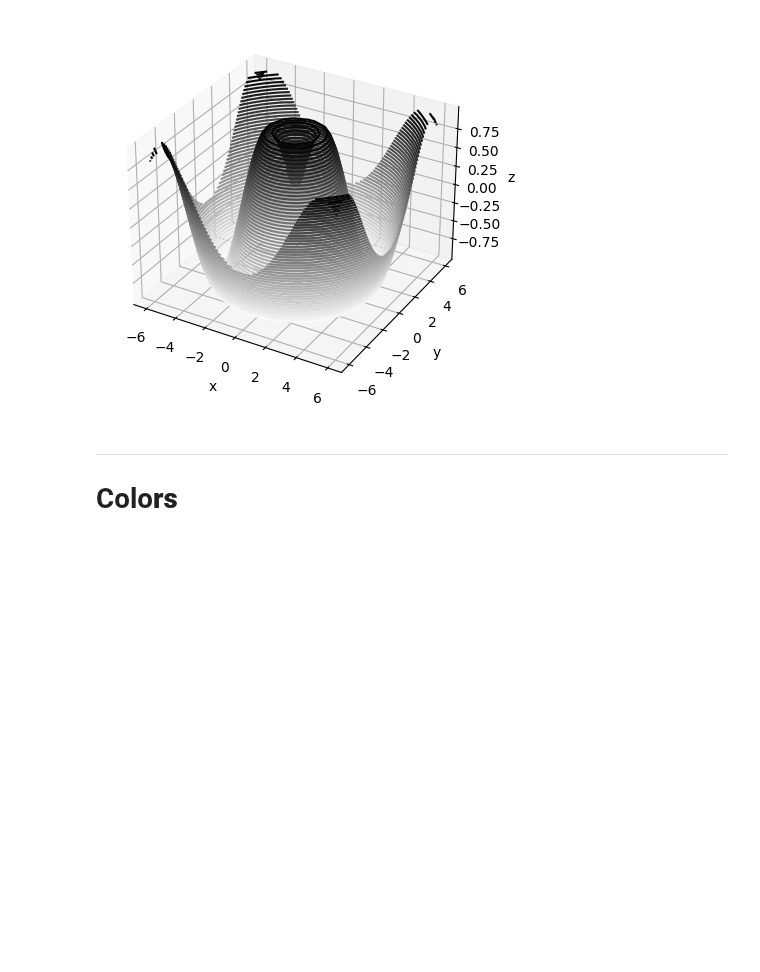
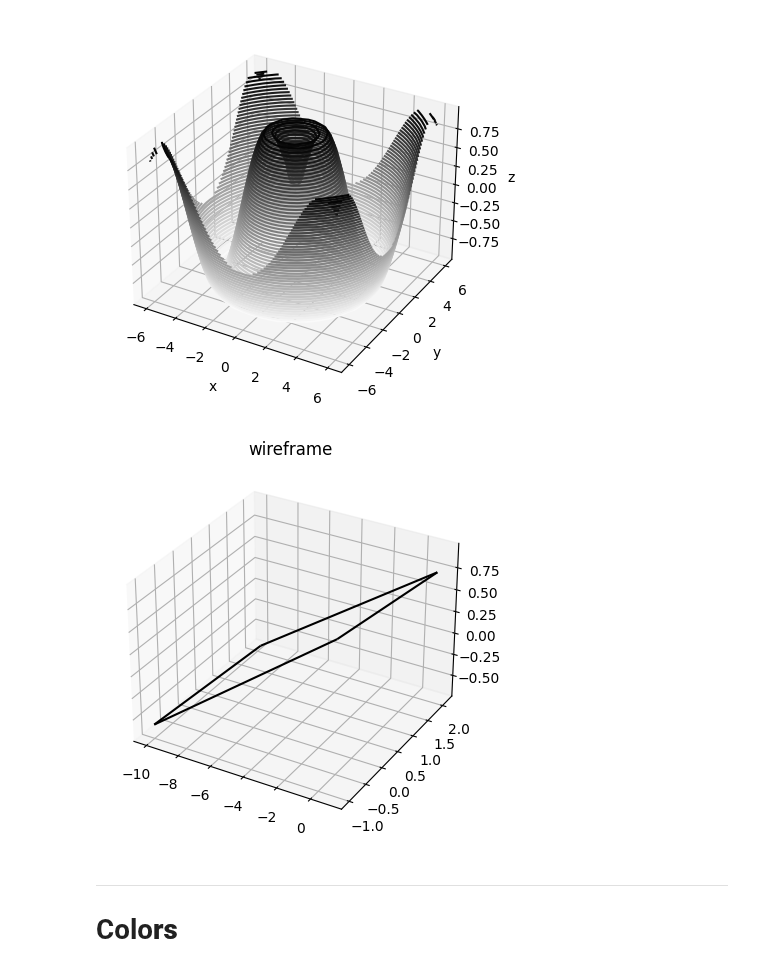
Before and after one commit to helveticae/ITHS, a Jupyter notebook: Explorations/pyplot_.ipynb, the cells around one changed output. Cells and saved outputs as stored; diff of their text form; code cells hidden in the pictures; blank space fills up the shorter version.

Commit message:
add wireframe example

```diff
--- a/Explorations/pyplot_.ipynb
+++ b/Explorations/pyplot_.ipynb
@@ -162,6 +164,26 @@ ax.set_ylabel('y')
 ax.set_zlabel('z');
 # %% [output]
 [figure]
+# %%
+def f(x, y):
+    return np.sin(np.sqrt(x ** 2 + y ** 2))
+
+x = np.linspace(1, -10, 20)
+y = np.linspace(-1, 2.1, 2)
+
+X, Y = np.meshgrid(x, y)
+Z = f(X, Y)
+
+X, Y = np.meshgrid(x, y)
+Z = f(X, Y)
+
+
+fig = plt.figure()
+ax = plt.axes(projection='3d')
+ax.plot_wireframe(X, Y, Z, color='black')
+ax.set_title('wireframe');
+# %% [output]
+[figure, added]
 # %% [markdown]
 ---
 <style>
```
Also changed, not shown: parts of 5 cells of this notebook.
